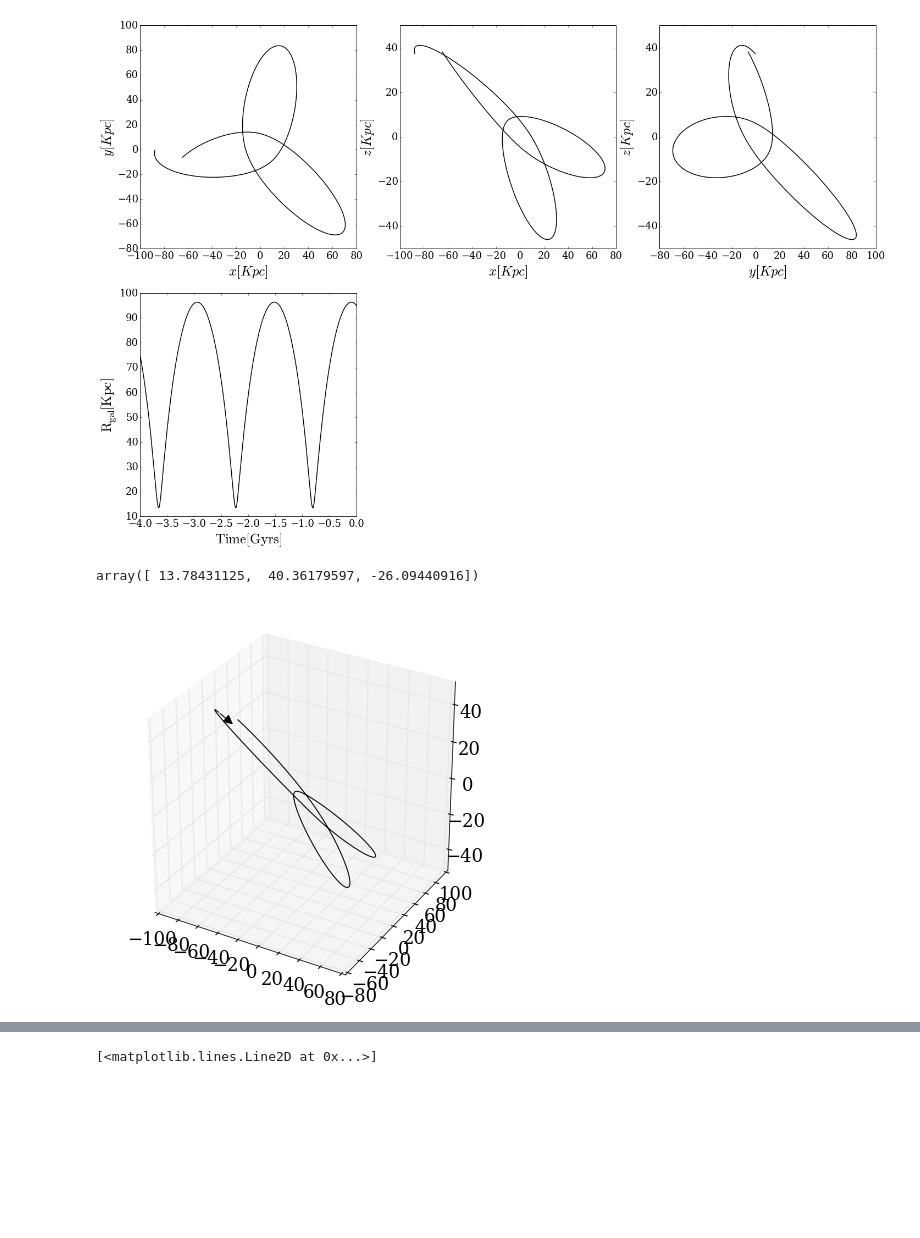
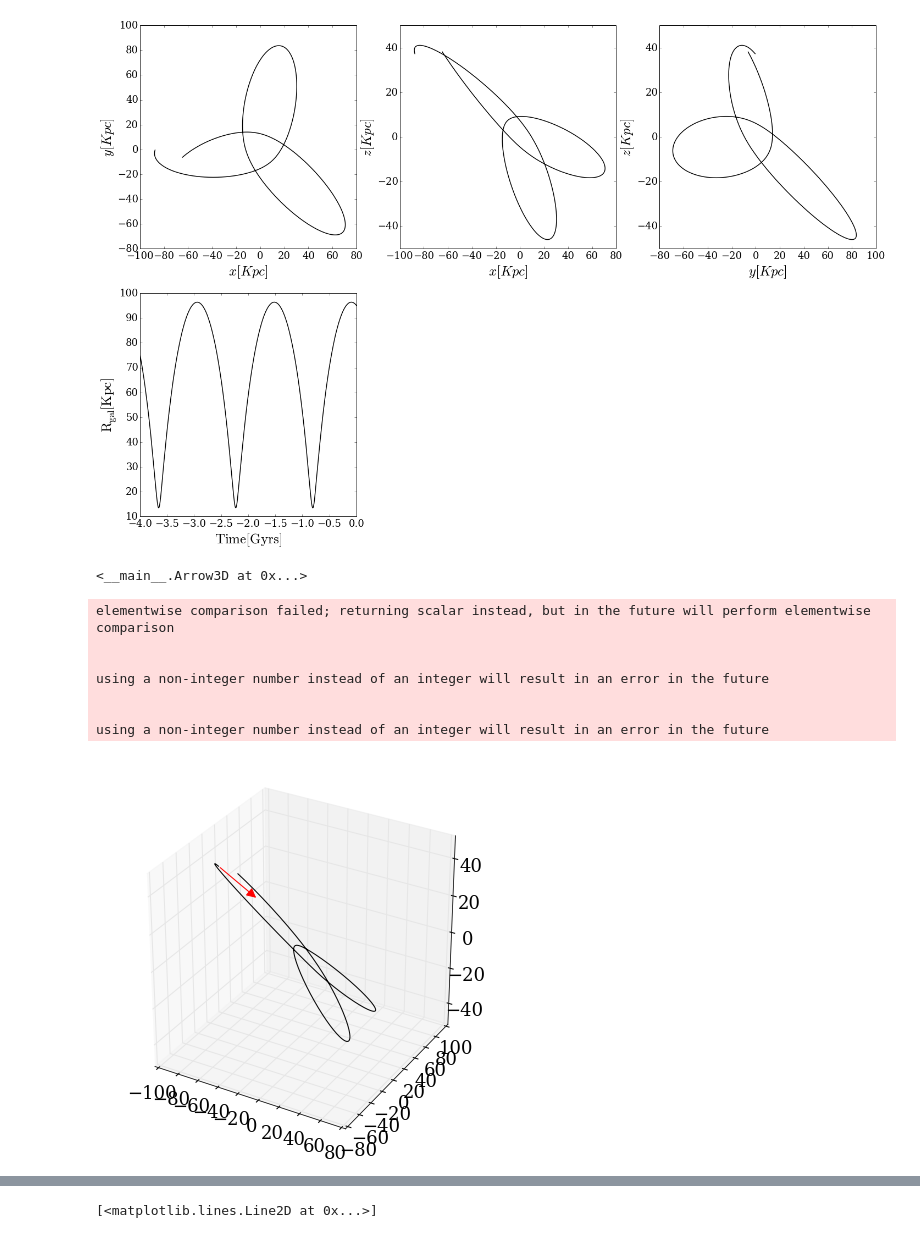
Before and after one commit to jngaravitoc/test_orbits, a Jupyter notebook: exploratory_code/orbits_MW.ipynb, the cells around one changed output, grey strips where cells are left out. Saved outputs shown, nothing was run; the diff lists cells and outputs as text; code cells hidden in the pictures; blank space fills up the shorter version.

Commit message:
more orbits

```diff
--- a/exploratory_code/orbits_MW.ipynb
+++ b/exploratory_code/orbits_MW.ipynb
@@ -76,28 +80,3 @@ Wall time: 22.6 s
-# %%
-f = """
-function f(origu,origv) {
-    // scale u and v to the ranges I want: [0, 2*pi]
-    var u = 2*Math.PI*origu;
-    var v = 2*Math.PI*origv;
-
-    var x = Math.sin(u);
-    var y = Math.cos(v);
-    var z = Math.cos(u+v);
-
-    return new THREE.Vector3(x,y,z)
-}
-"""
-surf_g = ParametricGeometry(func=f);
-
-surf = Mesh(geometry=surf_g, material=LambertMaterial(color='green', side='FrontSide'))
-surf2 = Mesh(geometry=surf_g, material=LambertMaterial(color='yellow', side='BackSide'))
-scene = Scene(children=[surf, surf2, AmbientLight(color='#777777')])
-c = PerspectiveCamera(position=[5, 5, 3], up=[0, 0, 1],
-                      children=[DirectionalLight(color='white',
-                                                 position=[3, 5, 1],
-                                                 intensity=0.6)])
-renderer = Renderer(camera=c, scene=scene, controls=[OrbitControls(controlling=c)])
-display(renderer)
 # %%
 orbit_plots(t, posNGC_sphMW)
 
@@ -121,18 +101,30 @@ class Arrow3D(FancyArrowPatch):
         xs, ys, zs = proj3d.proj_transform(xs3d, ys3d, zs3d, renderer.M)
         self.set_positions((xs[0],ys[0]),(xs[1],ys[1]))
         FancyArrowPatch.draw(self, renderer)
+# %%
+def normed_velocity(vel):
+    vel_array = np.array([vel[0], vel[1], vel[2]])
+    vel_array_normed = vel_array/norm(vel_array)
+    return vel_array_normed
 # %%
-vel_NGC_ar = np.array([vel_NGC2419[0], vel_NGC2419[1], vel_NGC2419[2]])
-vel_NGC_ar_normed = vel_NGC_ar/norm(vel_NGC_ar)*50
-vel_NGC_ar_normed
+#vel_NGC_ar = np.array([vel_NGC2419[0], vel_NGC2419[1], vel_NGC2419[2]])
+#vel_NGC_ar_normed = vel_NGC_ar/norm(vel_NGC_ar)*50
+vel_NGC_ar_normed = normed_velocity(vel_NGC2419)*50
-# %% [output]
-array([ 13.78431125,  40.36179597, -26.09440916])
 # %%
 fig = plt.figure(figsize=(7, 7))
 ax = fig.add_subplot(111, projection='3d')
 ax.plot(posNGC_sphMW[:,0], posNGC_sphMW[:,1], posNGC_sphMW[:,2], c='k')
+a =Arrow3D([pos_NGC2419[0],pos_NGC2419[0]+vel_NGC_ar_normed[0]],[pos_NGC2419[1], pos_NGC2419[1]+vel_NGC_ar_normed[1]]
+          ,[pos_NGC2419[2], pos_NGC2419[2]+vel_NGC_ar_normed[2]], mutation_scale=20, lw=1, arrowstyle="-|>", color="r")
+
 ax.add_artist(a)
-a=Arrow3D([pos_NGC2419[0],pos_NGC2419[0]+vel_NGC_ar_normed[0]],[pos_NGC2419[1], pos_NGC2419[1]+vel_NGC_ar_normed[1]]
-          ,[pos_NGC2419[2], pos_NGC2419[2]+vel_NGC_ar_normed[2]], mutation_scale=20, lw=1, arrowstyle="-|>", color="k")
 # %% [output]
+<__main__.Arrow3D at 0x...>
+elementwise comparison failed; returning scalar instead, but in the future will perform elementwise comparison
+
+
+using a non-integer number instead of an integer will result in an error in the future
+
+
+using a non-integer number instead of an integer will result in an error in the future
-[figure, old version]
+[figure, new version]
```
Also changed, not shown: parts of 10 cells of this notebook.
